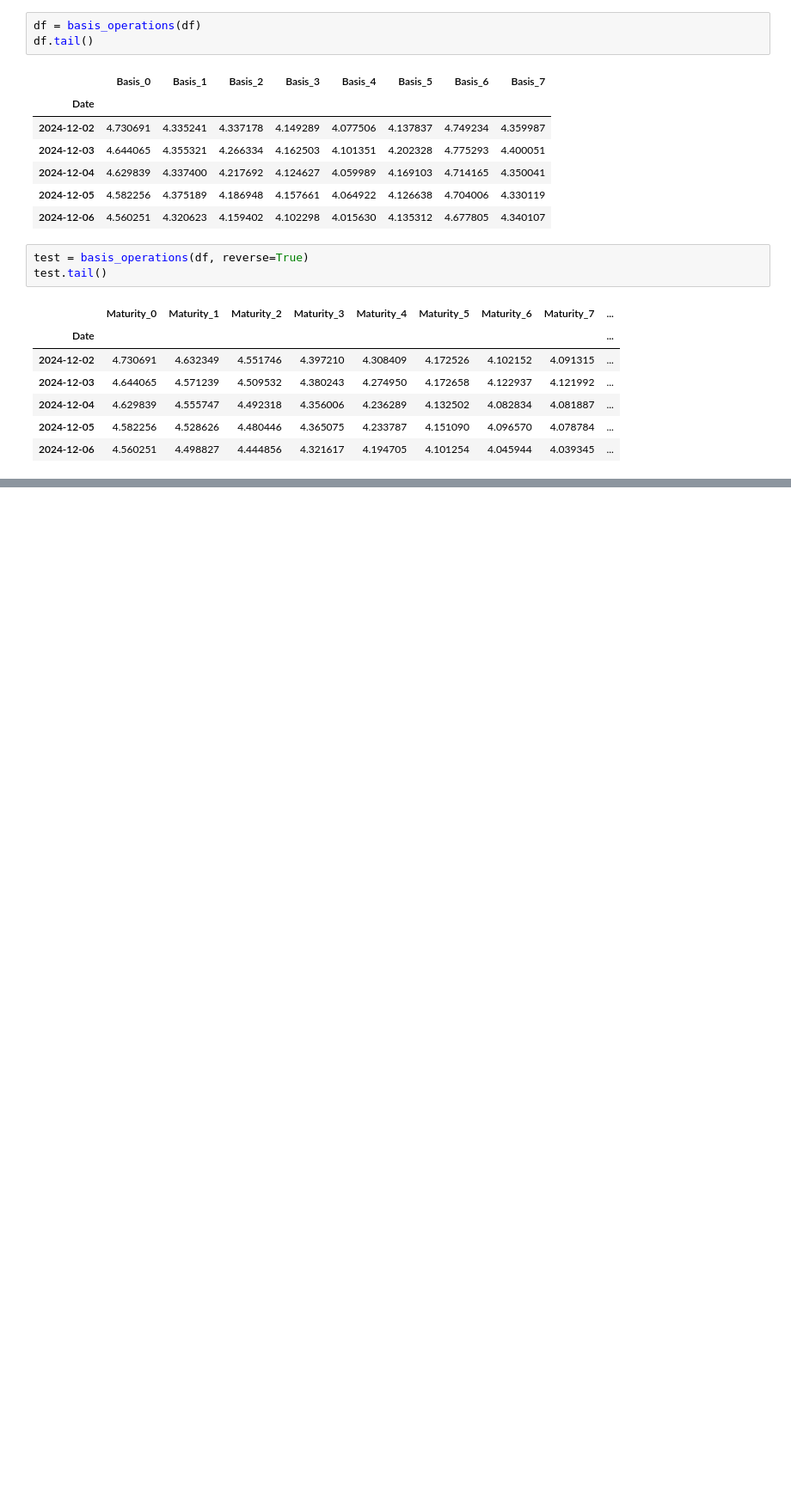
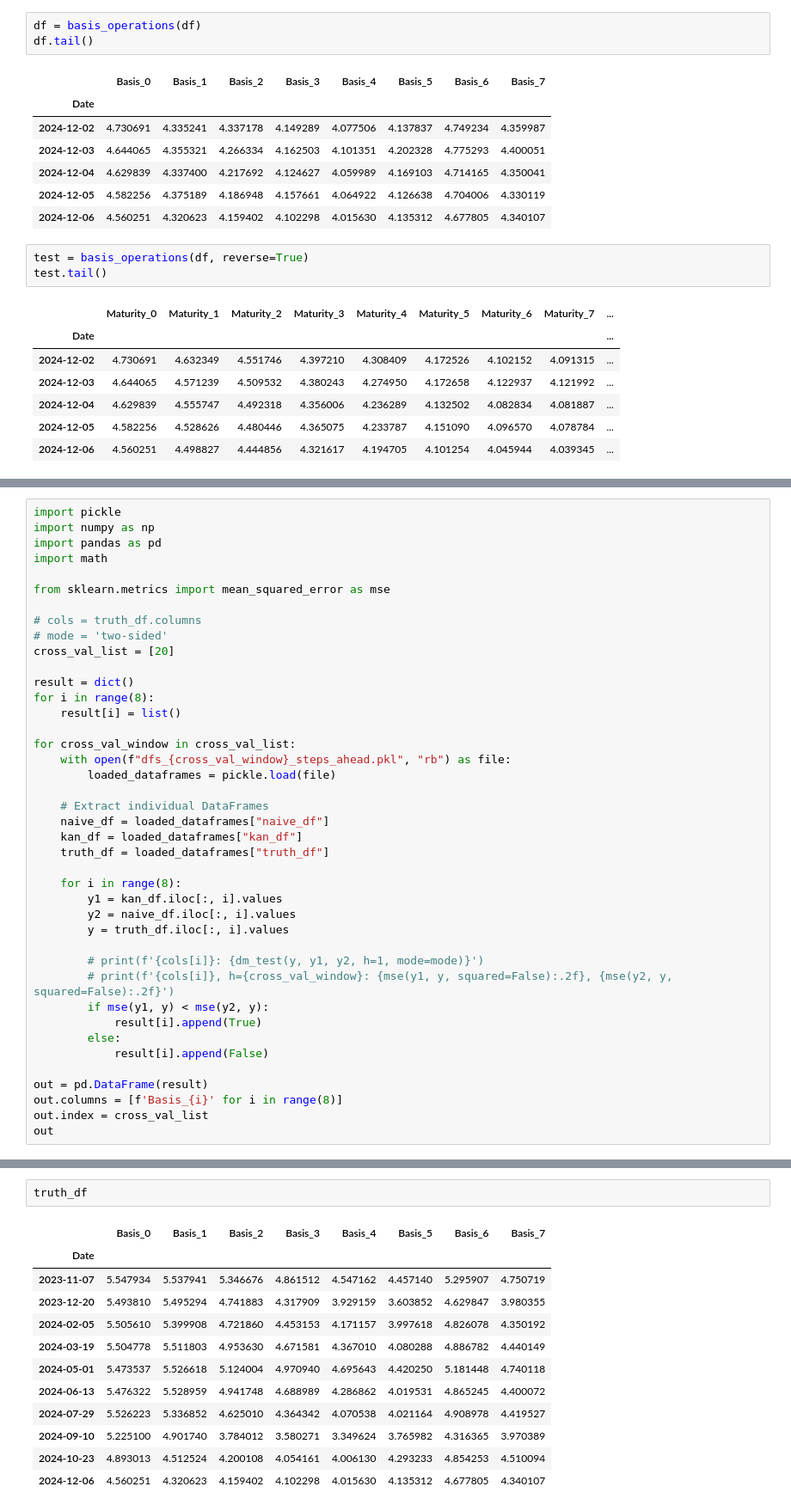
Before and after one commit to QuanPham19/functional-kan, a Jupyter notebook: phase_2/notebooks/f_kan.ipynb, the cells around one changed output, grey strips where cells are left out. Shown at 86% size. Cells and saved outputs as stored; diff of their text form; blank space fills up the shorter version.

```diff
--- a/phase_2/notebooks/f_kan.ipynb
+++ b/phase_2/notebooks/f_kan.ipynb
@@ -52,0 +201,41 @@ data.tail()
+# %%
+import pickle
+import numpy as np
+import pandas as pd
+import math
+
+from sklearn.metrics import mean_squared_error as mse
+
+# cols = truth_df.columns
+# mode = 'two-sided'
+cross_val_list = [20]
+
+result = dict()
+for i in range(8):
+    result[i] = list()
+
+for cross_val_window in cross_val_list:
+    with open(f"dfs_{cross_val_window}_steps_ahead.pkl", "rb") as file:
+        loaded_dataframes = pickle.load(file)
+
+    # Extract individual DataFrames
+    naive_df = loaded_dataframes["naive_df"]
+    kan_df = loaded_dataframes["kan_df"]
+    truth_df = loaded_dataframes["truth_df"]
+
+    for i in range(8):
+        y1 = kan_df.iloc[:, i].values
+        y2 = naive_df.iloc[:, i].values
+        y = truth_df.iloc[:, i].values
+
+        # print(f'{cols[i]}: {dm_test(y, y1, y2, h=1, mode=mode)}')
+        # print(f'{cols[i]}, h={cross_val_window}: {mse(y1, y, squared=False):.2f}, {mse(y2, y, squared=False):.2f}')
+        if mse(y1, y) < mse(y2, y):
+            result[i].append(True)
+        else:
+            result[i].append(False)
+
+out = pd.DataFrame(result)
+out.columns = [f'Basis_{i}' for i in range(8)]
+out.index = cross_val_list
+out
@@ -52,0 +259,15 @@ data.tail()
+# %%
+truth_df
+# %% [output]
+|  | Basis_0 | Basis_1 | Basis_2 | Basis_3 | Basis_4 | Basis_5 | Basis_6 | Basis_7 |
+| Date |  |  |  |  |  |  |  |  |
+| 2023-11-07 | 5.547934 | 5.537941 | 5.346676 | 4.861512 | 4.547162 | 4.457140 | 5.295907 | 4.750719 |
+| 2023-12-20 | 5.493810 | 5.495294 | 4.741883 | 4.317909 | 3.929159 | 3.603852 | 4.629847 | 3.980355 |
+| 2024-02-05 | 5.505610 | 5.399908 | 4.721860 | 4.453153 | 4.171157 | 3.997618 | 4.826078 | 4.350192 |
+| 2024-03-19 | 5.504778 | 5.511803 | 4.953630 | 4.671581 | 4.367010 | 4.080288 | 4.886782 | 4.440149 |
+| 2024-05-01 | 5.473537 | 5.526618 | 5.124004 | 4.970940 | 4.695643 | 4.420250 | 5.181448 | 4.740118 |
+| 2024-06-13 | 5.476322 | 5.528959 | 4.941748 | 4.688989 | 4.286862 | 4.019531 | 4.865245 | 4.400072 |
+| 2024-07-29 | 5.526223 | 5.336852 | 4.625010 | 4.364342 | 4.070538 | 4.021164 | 4.908978 | 4.419527 |
+| 2024-09-10 | 5.225100 | 4.901740 | 3.784012 | 3.580271 | 3.349624 | 3.765982 | 4.316365 | 3.970389 |
+| 2024-10-23 | 4.893013 | 4.512524 | 4.200108 | 4.054161 | 4.006130 | 4.293233 | 4.854253 | 4.510094 |
+| 2024-12-06 | 4.560251 | 4.320623 | 4.159402 | 4.102298 | 4.015630 | 4.135312 | 4.677805 | 4.340107 |
```
Also changed, not shown: parts of 7 cells of this notebook, 1 other file.
